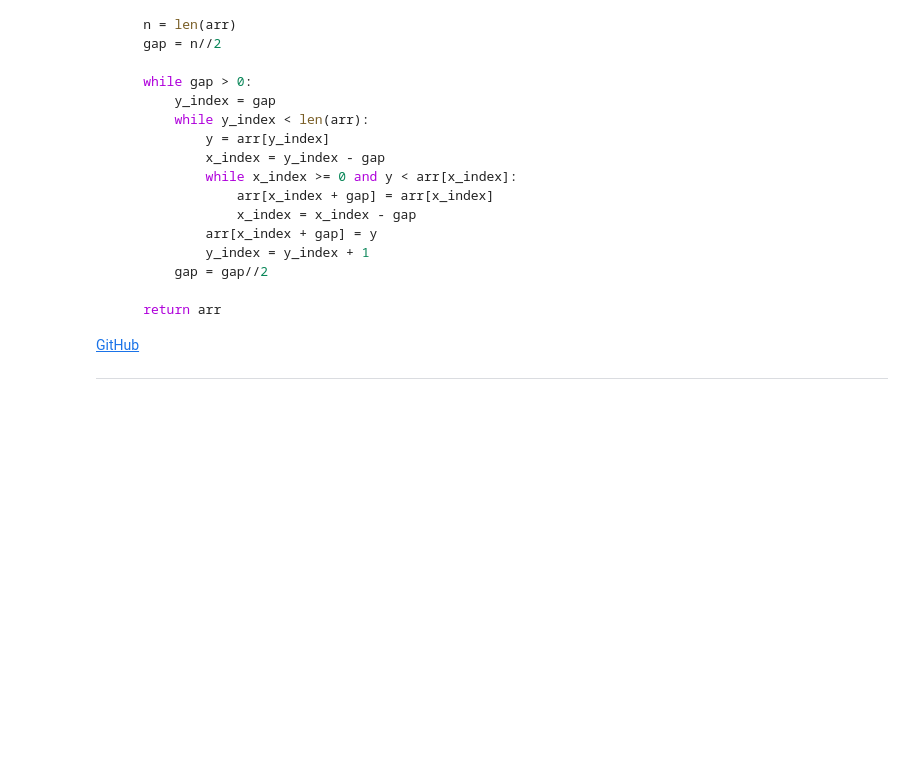
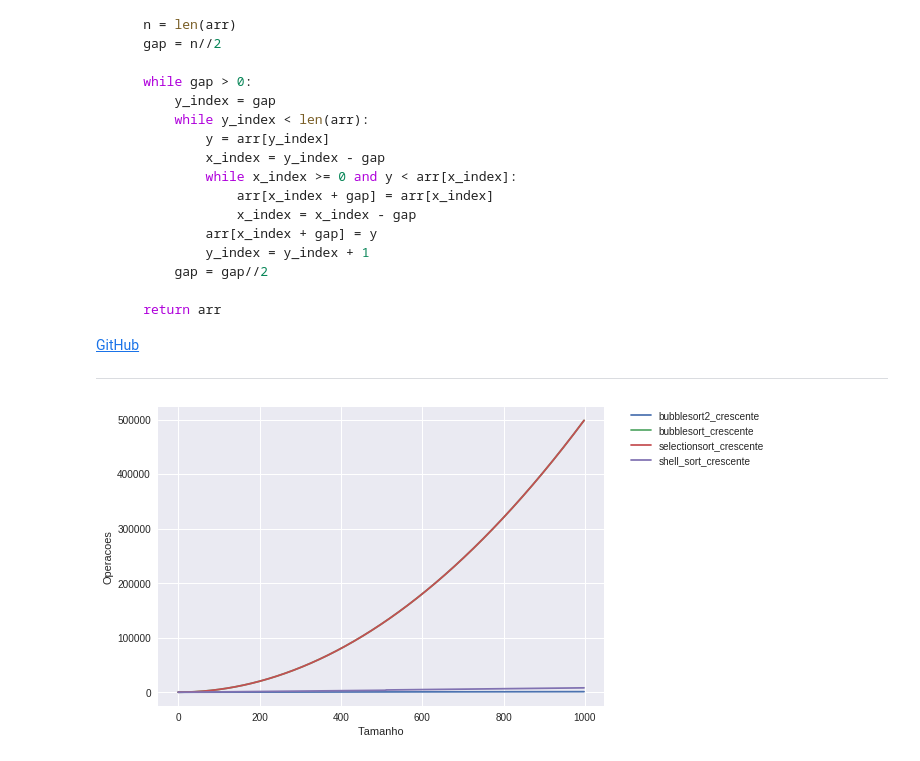
Before and after one commit to luanfsf/estd_shell_sort, a Jupyter notebook: ShellSort.ipynb, the cells around one changed output. Drawn from its saved outputs; the diff is of its cells as text; code cells hidden in the pictures; blank space fills up the shorter version.

Commit message:
Plot algorithms data

```diff
--- a/ShellSort.ipynb
+++ b/ShellSort.ipynb
@@ -98,3 +99,33 @@ with open('algorithms.py','wb') as output:
 # %%
 # Import base sorting algorithms for comparision
 from algorithms import bubblesort, bubblesort2, selectionsort, shell_sort
+# %%
+tamanho = 1000
+
+_crescente = list(range(0,tamanho))
+_decrescente = list(_crescente.__reversed__())
+_aleatorio = [randint(0, tamanho ** 2) for _ in range(0, tamanho)]
+# %%
+crescente, decrescente, aleatorio = [], [], []
+iteracao = {}
+for _ in range(1, tamanho):
+    c,d,a = {},{},{}
+    for function in [shell_sort,bubblesort,bubblesort2,selectionsort]:
+        c[function.__name__+'_crescente'] = function(_crescente[:_])
+        d[function.__name__+'_decrescente'] = function(_decrescente[:_])
+        a[function.__name__+'_aleatorio'] = function(_aleatorio[:_])
+    crescente.append(c)
+    decrescente.append(d)
+    aleatorio.append(a)
+# %%
+keys = sorted(crescente[0])
+a = plt
+for element in keys:
+    a.plot([_[element] for _ in crescente], label=element)
+
+a.ylabel('Operacoes')
+a.xlabel('Tamanho')
+a.legend(bbox_to_anchor=(1.05, 1), loc=2, borderaxespad=0.)
+a.show()
+# %% [output]
+[figure, added]
```
Also changed, not shown: parts of 3 cells of this notebook.
